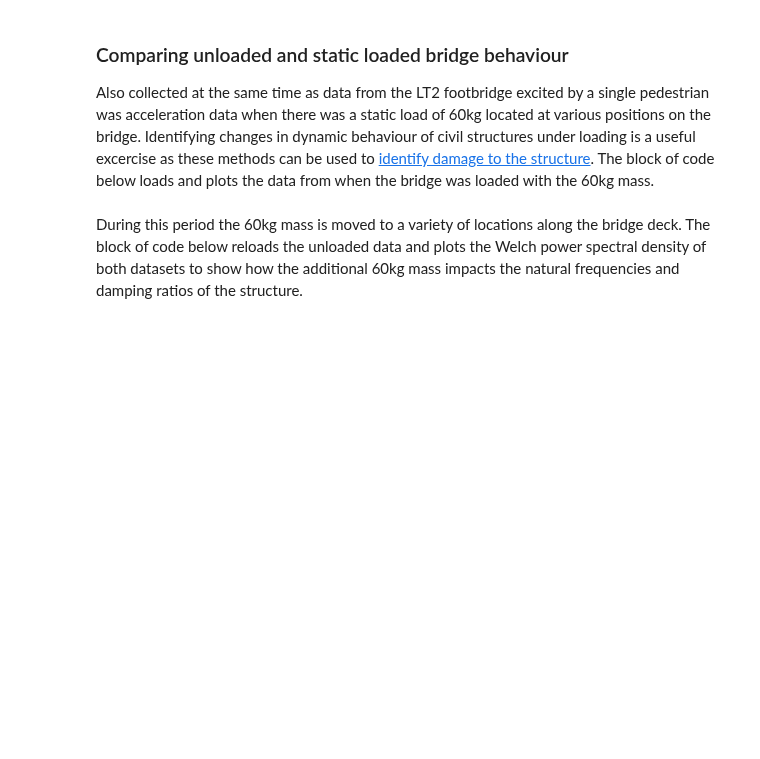
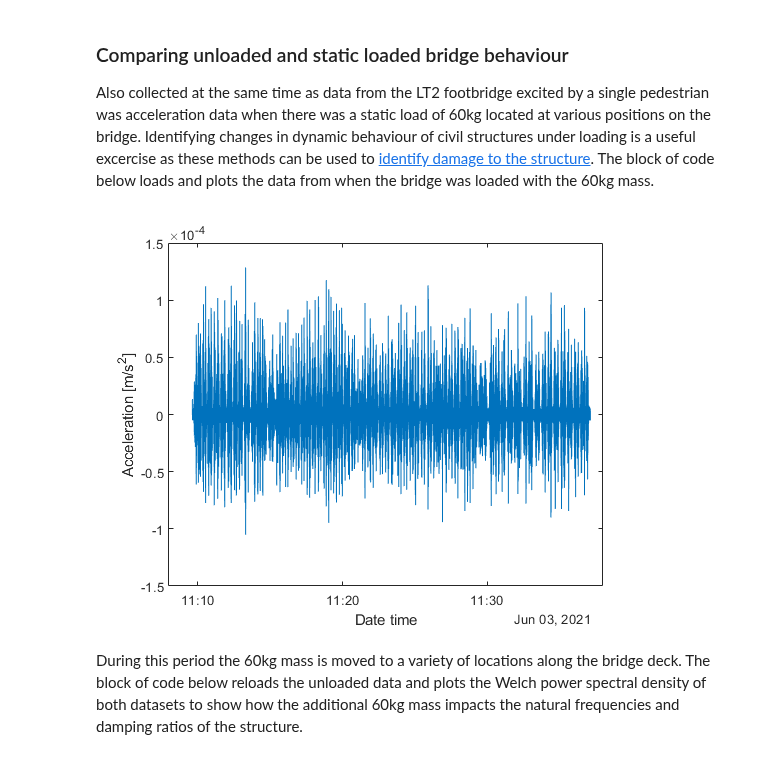
Before and after one commit to zwynne/EDACAB, a Jupyter notebook: DeepNote_MATLAB_templates/EDACAB_MATLAB_LT2_static_notebook_template.ipynb, the cells around one changed output. Saved outputs shown, nothing was run; the diff lists cells and outputs as text; code cells hidden in the pictures; blank space fills up the shorter version.

```diff
--- a/DeepNote_MATLAB_templates/EDACAB_MATLAB_LT2_static_notebook_template.ipynb
+++ b/DeepNote_MATLAB_templates/EDACAB_MATLAB_LT2_static_notebook_template.ipynb
@@ -114,5 +161,16 @@ The block of code below plots the 30-second Welch averaged power spectral densit
 # %% [markdown]
 ### Comparing unloaded and static loaded bridge behaviour
 Also collected at the same time as data from the LT2 footbridge excited by a single pedestrian was acceleration data when there was a static load of 60kg located at various positions on the bridge. Identifying changes in dynamic behaviour of civil structures under loading is a useful excercise as these methods can be used to [identify damage to the structure](https://doi.org/10.1016/j.engstruct.2021.113745). The block of code below loads and plots the data from when the bridge was loaded with the 60kg mass.
+# %%
+url = "https://raw.githubusercontent.com/zwynne/EDACAB/main/LT2_data/LT2_Bridge_60kg_load.csv";
+data_60kg = readtable(url);
+data_60kg = renamevars(data_60kg,['Var1'],['Date']);
+
+figure
+plot(data_60kg.Date,data_60kg.A2Z)
+xlabel('Date time')
+ylabel('Acceleration [m/s^2]')
+# %% [output]
+[figure, added]
 # %% [markdown]
 During this period the 60kg mass is moved to a variety of locations along the bridge deck. The block of code below reloads the unloaded data and plots the Welch power spectral density of both datasets to show how the additional 60kg mass impacts the natural frequencies and damping ratios of the structure.
```
Also changed, not shown: parts of 5 cells of this notebook.
